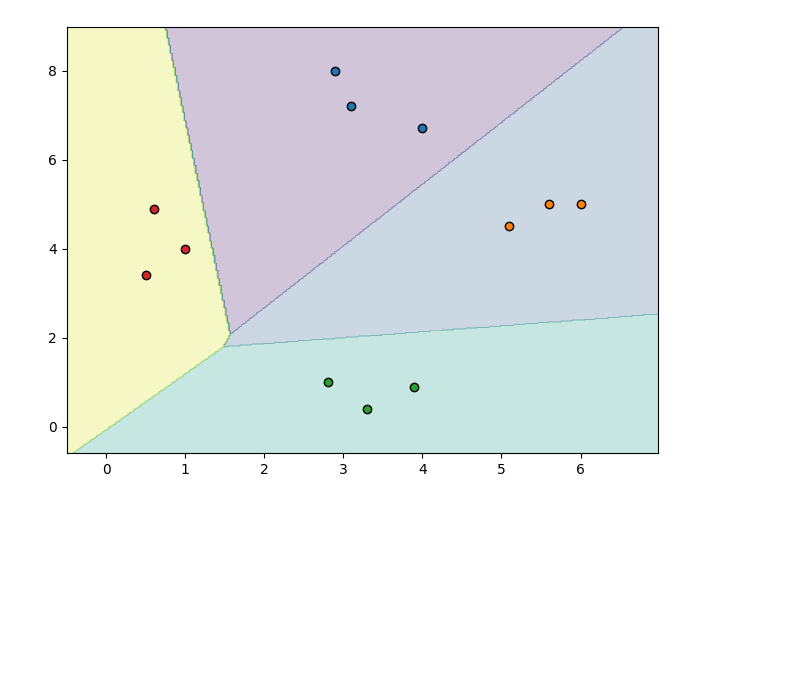
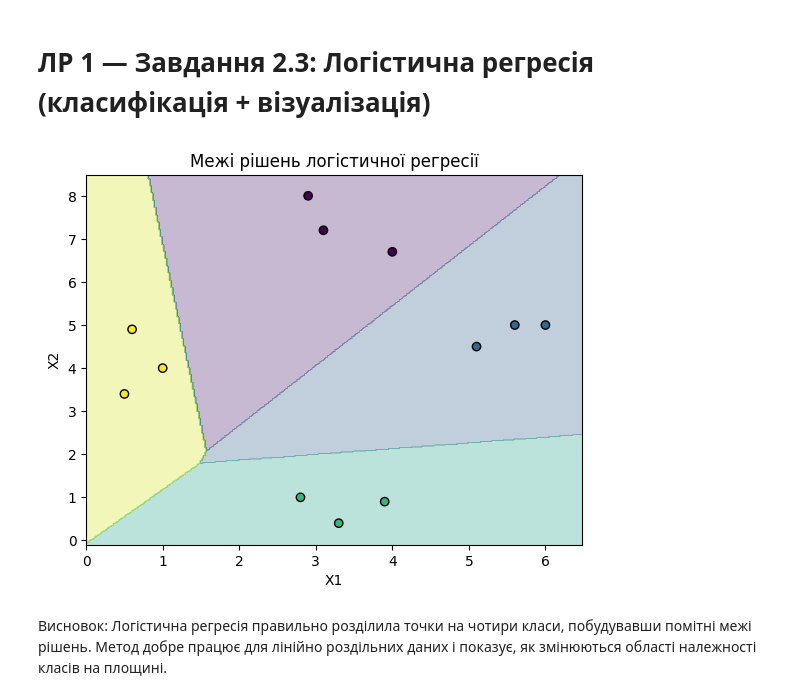
Before and after one commit to NickStS/AI-LR1, a Jupyter notebook: LR_1_task_3.ipynb, the cells around one changed output. Drawn from its saved outputs; the diff is of its cells as text; code cells hidden in the pictures; blank space fills up the shorter version.

```diff
--- a/LR_1_task_3.ipynb
+++ b/LR_1_task_3.ipynb
@@ -1,31 +1,33 @@
+# %% [markdown]
+# ЛР 1 — Завдання 2.3: Логістична регресія (класифікація + візуалізація)
 # %%
 
-import numpy as np
-import matplotlib.pyplot as plt
+import numpy as np, matplotlib.pyplot as plt
 from sklearn import linear_model
+%matplotlib inline
 
-def visualize_classifier(classifier, X, y, title=''):
-    x_min, x_max = X[:,0].min()-1.0, X[:,0].max()+1.0
-    y_min, y_max = X[:,1].min()-1.0, X[:,1].max()+1.0
-    h = 0.02
-    xx, yy = np.meshgrid(np.arange(x_min, x_max, h),
-                         np.arange(y_min, y_max, h))
+# Дані з методички
+X = np.array([[3.1,7.2],[4,6.7],[2.9,8],[5.1,4.5],[6,5],[5.6,5],
+              [3.3,0.4],[3.9,0.9],[2.8,1],
+              [0.5,3.4],[1,4],[0.6,4.9]], dtype=float)
+y = np.array([0,0,0, 1,1,1, 2,2,2, 3,3,3])
+
+clf = linear_model.LogisticRegression(solver='liblinear', C=1.0).fit(X,y)
+
+def visualize_classifier(classifier, X, y, h=0.02):
+    x_min, x_max = X[:,0].min()-0.5, X[:,0].max()+0.5
+    y_min, y_max = X[:,1].min()-0.5, X[:,1].max()+0.5
+    xx, yy = np.meshgrid(np.arange(x_min,x_max,h), np.arange(y_min,y_max,h))
     Z = classifier.predict(np.c_[xx.ravel(), yy.ravel()]).reshape(xx.shape)
-    plt.contourf(xx, yy, Z, alpha=0.25)
-    for cls in np.unique(y):
-        pts = X[y==cls]
-        plt.scatter(pts[:,0], pts[:,1], edgecolor='k')
-    plt.title(title)
-    plt.tight_layout()
+    plt.figure()
+    plt.contourf(xx, yy, Z, alpha=0.3)
+    plt.scatter(X[:,0], X[:,1], c=y, edgecolor='k')
+    plt.xlabel("X1"); plt.ylabel("X2"); plt.title("Межі рішень логістичної регресії")
     plt.show()
 
-X = np.array([[3.1, 7.2], [4, 6.7], [2.9, 8], [5.1, 4.5],
-              [6, 5], [5.6, 5], [3.3, 0.4],
-              [3.9, 0.9], [2.8, 1],
-              [0.5, 3.4], [1, 4], [0.6, 4.9]])
-y = np.array([0,0,0,1,1,1,2,2,2,3,3,3])
-clf = linear_model.LogisticRegression(solver='liblinear', C=1)
-clf.fit(X, y)
 visualize_classifier(clf, X, y)
 # %% [output]
-[figure, old version]
+[figure, new version]
+# %% [markdown]
+Висновок:
+Логістична регресія правильно розділила точки на чотири класи, побудувавши помітні межі рішень. Метод добре працює для лінійно роздільних даних і показує, як змінюються області належності класів на площині.
```
Also changed, not shown: 10 other files.
